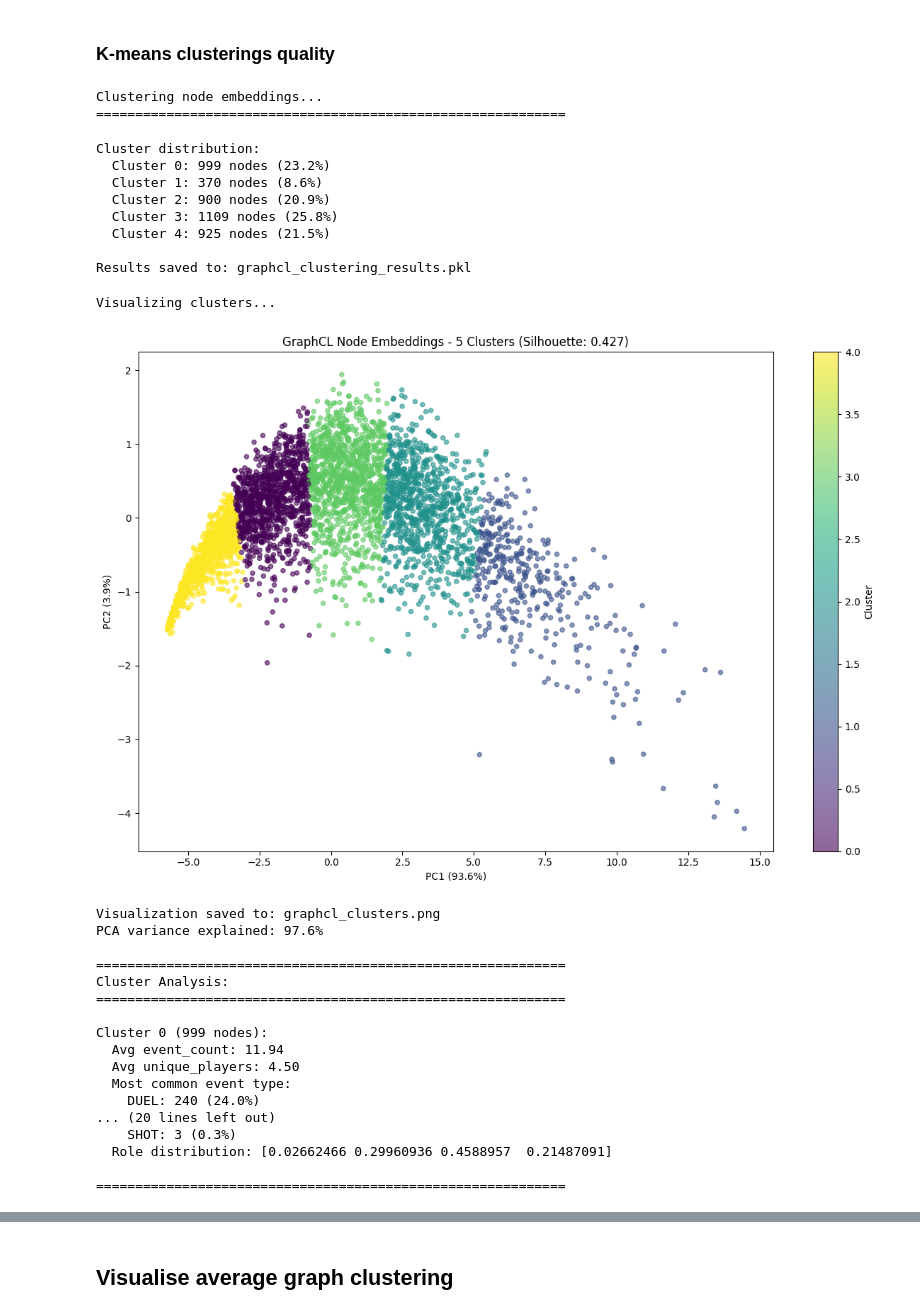
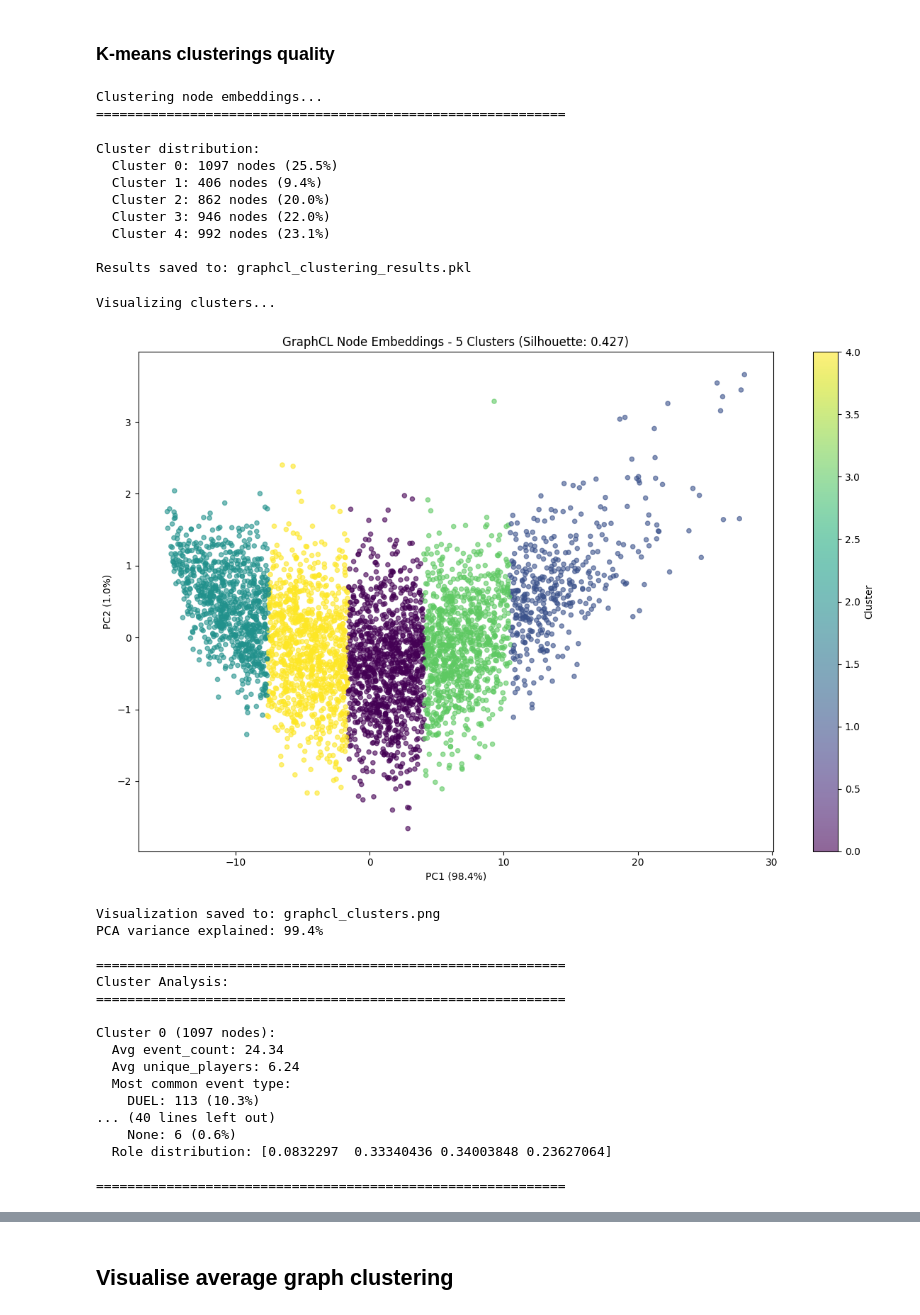
Before and after one commit to vladi2002/Football-Tactical-Clustering, a Jupyter notebook: GraphCL.ipynb, the cells around one changed output, grey strips where cells are left out. Drawn from its saved outputs; the diff is of its cells as text; code cells hidden in the pictures.

```diff
--- a/GraphCL.ipynb
+++ b/GraphCL.ipynb
@@ -281,7 +281,7 @@ Mask augmentation (mask 20.0%):
 # %%
 # Hyperparameters
 input_dim = train_data[0].x.shape[1]
-hidden_dim = 128
+hidden_dim = 32
 learning_rate = 0.001
 num_epochs = 100
 temperature = 0.2
@@ -339,7 +343,7 @@ batch_size = 1  # Still process 1 graph at a time
 cnt_wait = 0
 best = 1e9
 best_t = 0
-save_name = 'graphcl_best_128d.pkl'
+save_name = 'graphcl_best_32d.pkl'
 
 print("Starting training with gradient accumulation...")
 print("="*60)
@@ -460,15 +466,15 @@ Model saved to: graphcl_best_128d.pkl
 ### Load trained graph
 # %%
 input_dim = train_data[0].x.shape[1]
-hidden_dim = 128
+hidden_dim = 32
 encoder = DGI(input_dim, hidden_dim, 'prelu').to(device)
-save_name = 'graphcl_best_128d.pkl'
+save_name = 'graphcl_best_32d.pkl'
 # Load best model
 print("Loading best model...")
 encoder.load_state_dict(torch.load(save_name))
 encoder.eval()
 
-print(f"Model loaded from epoch {best_t}")
+print(f"Model loaded")
 print("="*60)
 
 # Extract embeddings from all graphs
@@ -541,7 +547,7 @@ for cluster_id, count in zip(unique, counts):
 results_dict = {
     'embeddings': all_embeddings,
     'cluster_labels': cluster_labels,
-    'k': best_k,
+    'k': k,
     'train_size': len(train_embeddings),
     'val_size': len(val_embeddings),
     'test_size': len(test_embeddings)
@@ -555,11 +561,11 @@ print(f"\nResults saved to: graphcl_clustering_results.pkl")
 Clustering node embeddings...
 ============================================================
 Cluster distribution:
-  Cluster 0: 999 nodes (23.2%)
-  Cluster 1: 370 nodes (8.6%)
-  Cluster 2: 900 nodes (20.9%)
-  Cluster 3: 1109 nodes (25.8%)
-  Cluster 4: 925 nodes (21.5%)
+  Cluster 0: 1097 nodes (25.5%)
+  Cluster 1: 406 nodes (9.4%)
+  Cluster 2: 862 nodes (20.0%)
+  Cluster 3: 946 nodes (22.0%)
+  Cluster 4: 992 nodes (23.1%)
 
 Results saved to: graphcl_clustering_results.pkl
 # %%
@@ -590,50 +596,50 @@ print("Cluster Analysis:")
 print("="*60)
 
 # Get back node features for analysis
 all_node_features = []
 for data in train_data + val_data + test_data:
     all_node_features.append(data.x.cpu().numpy())
 all_node_features = np.vstack(all_node_features)
 
-for cluster_id in range(best_k):
+for cluster_id in range(k):
     mask = cluster_labels == cluster_id
     cluster_features = all_node_features[mask]
 
     print(f"\nCluster {cluster_id} ({mask.sum()} nodes):")
     print(f"  Avg event_count: {cluster_features[:, 0].mean():.2f}")
     print(f"  Avg unique_players: {cluster_features[:, 1+len(event_to_idx)].mean():.2f}")
     print(f"  Most common event type:")
 
     # Event type distribution (one-hot indices 1-5)
     event_counts = cluster_features[:, 1:1+len(event_to_idx)].sum(axis=0)
     event_types = list(event_to_idx.keys())
     for i, event_type in enumerate(event_types):
         if event_counts[i] > 0:
             print(f"    {event_type}: {event_counts[i]:.0f} ({event_counts[i]/mask.sum()*100:.1f}%)")
 
     # Role distribution
     role_dist = cluster_features[:, -4:].mean(axis=0)
     print(f"  Role distribution: {role_dist}")
 
 print("\n" + "="*60)
 # %% [output]
 Visualizing clusters...
-[figure, old version]
+[figure, new version]
 Visualization saved to: graphcl_clusters.png
-PCA variance explained: 97.6%
+PCA variance explained: 99.4%
 
 ============================================================
 Cluster Analysis:
 ============================================================
 
-Cluster 0 (999 nodes):
-  Avg event_count: 11.94
-  Avg unique_players: 4.50
+Cluster 0 (1097 nodes):
+  Avg event_count: 24.34
+  Avg unique_players: 6.24
   Most common event type:
-    DUEL: 240 (24.0%)
-... (20 lines left out)
-    SHOT: 3 (0.3%)
-  Role distribution: [0.02662466 0.29960936 0.4588957  0.21487091]
+    DUEL: 113 (10.3%)
+... (40 lines left out)
+    None: 6 (0.6%)
+  Role distribution: [0.0832297  0.33340436 0.34003848 0.23627064]
 
 ============================================================
 # %%
```
Also changed, not shown: parts of 8 cells of this notebook, 1 other file.
